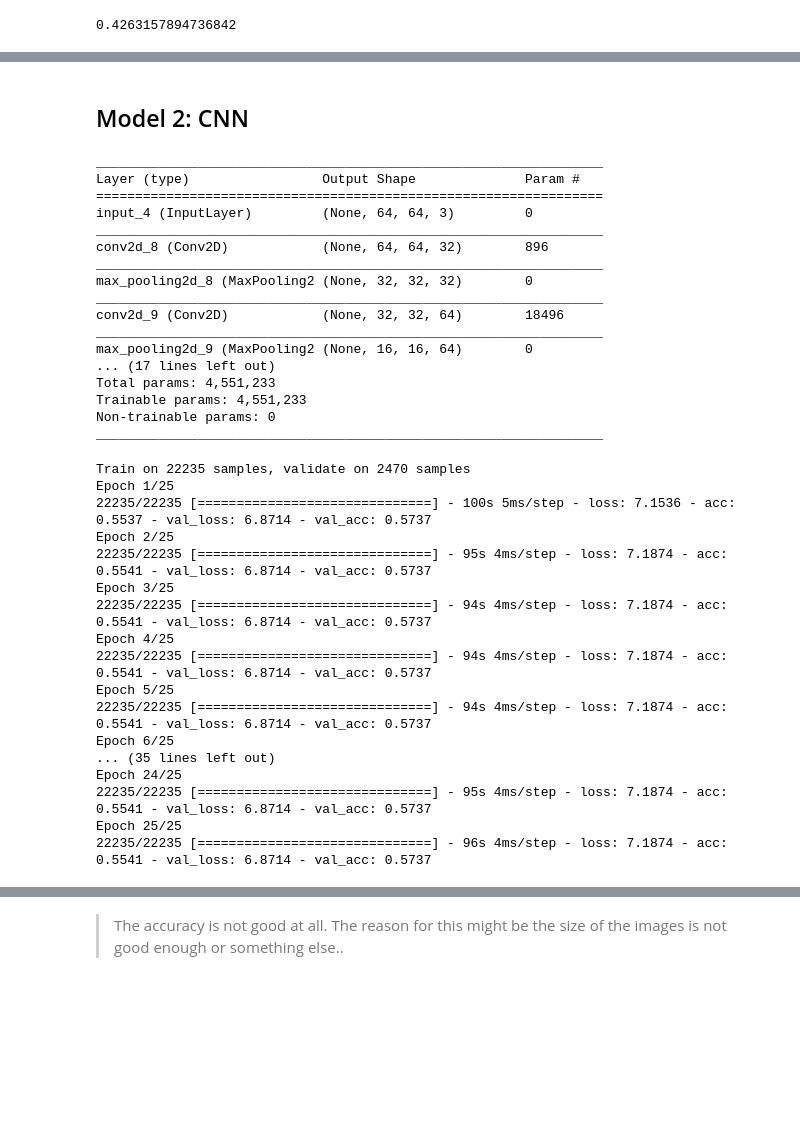
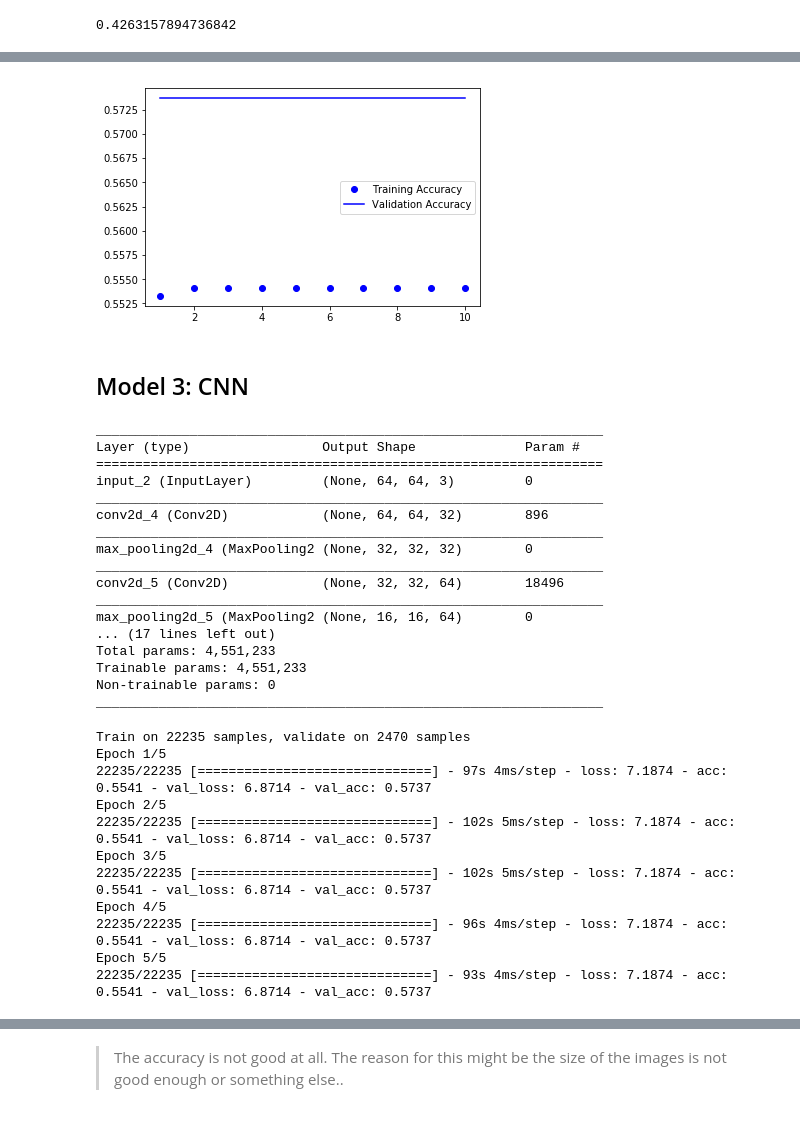
Before and after one commit to oserttas-math/MalariaDayApr25, a Jupyter notebook: notebooks/Version1.0.ipynb, the cells around one changed output, grey strips where cells are left out. Drawn from its saved outputs; the diff is of its cells as text; code cells hidden in the pictures; blank space fills up the shorter version.

```diff
--- a/notebooks/Version1.0.ipynb
+++ b/notebooks/Version1.0.ipynb
@@ -255,14 +244,11 @@ plt.show()
 # %% [markdown]
 ### PreProcessing: Scale and Encode Datasets
 # %%
-BATCH_SIZE = 128
-NUM_CLASSES = 2
-EPOCHS = 25
-INPUT_SHAPE = (64, 64, 3)
-
 train_data_scaled = train_data / 255.
 val_data_scaled = val_data / 255.
 
+train_data_reshaped = train_data_scaled.reshape(-1, 64*64*3)
+val_data_reshaped = val_data_scaled.reshape((-1,64*64*3))
 # encode text labels
 from sklearn.preprocessing import LabelEncoder
 
@@ -337,2 +397,14 @@ val_labels_encoded.sum() / val_labels_encoded.shape[0]
+# %%
+training_acc_values = history_dict['acc']
+val_acc_values = history_dict['val_acc']
+epochs = range(1, len(history_dict['acc']) + 1)
+
+plt.plot(epochs, training_acc_values, 'bo', label='Training Accuracy')
+plt.plot(epochs, val_acc_values, 'b', label='Validation Accuracy')
+plt.legend()
+plt.savefig('../reports/figures/SimpleNNAccuracy.png')
+plt.show()
+# %% [output]
+[figure, added]
 # %% [markdown]
-##  Model 2: CNN
+##  Model 3: CNN
@@ -360,5 +411,13 @@ def poly_decay(epoch):
 # %%
 import keras
+# define the total number of epochs to train for along with the
+# initial learning rate and batch size
+
+BATCH_SIZE = 128
+NUM_CLASSES = 2
+EPOCHS = 5
+INPUT_SHAPE = (64, 64, 3)
+
 
 
 inp = keras.layers.Input(shape=INPUT_SHAPE)
@@ -391,25 +450,26 @@ model.summary()
 _________________________________________________________________
 Layer (type)                 Output Shape              Param #
 =================================================================
-input_4 (InputLayer)         (None, 64, 64, 3)         0
+input_2 (InputLayer)         (None, 64, 64, 3)         0
 _________________________________________________________________
-conv2d_8 (Conv2D)            (None, 64, 64, 32)        896
+conv2d_4 (Conv2D)            (None, 64, 64, 32)        896
 _________________________________________________________________
-max_pooling2d_8 (MaxPooling2 (None, 32, 32, 32)        0
+max_pooling2d_4 (MaxPooling2 (None, 32, 32, 32)        0
 _________________________________________________________________
-conv2d_9 (Conv2D)            (None, 32, 32, 64)        18496
+conv2d_5 (Conv2D)            (None, 32, 32, 64)        18496
 _________________________________________________________________
-max_pooling2d_9 (MaxPooling2 (None, 16, 16, 64)        0
+max_pooling2d_5 (MaxPooling2 (None, 16, 16, 64)        0
 ... (17 lines left out)
 Total params: 4,551,233
 Trainable params: 4,551,233
 Non-trainable params: 0
 _________________________________________________________________
 # %%
-from keras.callbacks import LearningRateScheduler
+# define our set of callbacks and fit the model
+reduce_lr = keras.callbacks.ReduceLROnPlateau(monitor='val_loss', factor=0.5,
+                              patience=2, min_lr=0.000001)
 
-# define our set of callbacks and fit the model
-callbacks = [LearningRateScheduler(poly_decay)]
+callbacks = [reduce_lr]
 
 history = model.fit(x=train_data_scaled, y=train_labels_encoded,
                     batch_size=BATCH_SIZE,
@@ -419,19 +479,13 @@ history = model.fit(x=train_data_scaled, y=train_labels_encoded,
                     verbose=1)
 # %% [output]
 Train on 22235 samples, validate on 2470 samples
-Epoch 1/25
-22235/22235 [==============================] - 100s 5ms/step - loss: 7.1536 - acc: 0.5537 - val_loss: 6.8714 - val_acc: 0.5737
-Epoch 2/25
-22235/22235 [==============================] - 95s 4ms/step - loss: 7.1874 - acc: 0.5541 - val_loss: 6.8714 - val_acc: 0.5737
-Epoch 3/25
-22235/22235 [==============================] - 94s 4ms/step - loss: 7.1874 - acc: 0.5541 - val_loss: 6.8714 - val_acc: 0.5737
-Epoch 4/25
-22235/22235 [==============================] - 94s 4ms/step - loss: 7.1874 - acc: 0.5541 - val_loss: 6.8714 - val_acc: 0.5737
-Epoch 5/25
-22235/22235 [==============================] - 94s 4ms/step - loss: 7.1874 - acc: 0.5541 - val_loss: 6.8714 - val_acc: 0.5737
-Epoch 6/25
-... (35 lines left out)
-Epoch 24/25
-22235/22235 [==============================] - 95s 4ms/step - loss: 7.1874 - acc: 0.5541 - val_loss: 6.8714 - val_acc: 0.5737
-Epoch 25/25
+Epoch 1/5
+22235/22235 [==============================] - 97s 4ms/step - loss: 7.1874 - acc: 0.5541 - val_loss: 6.8714 - val_acc: 0.5737
+Epoch 2/5
+22235/22235 [==============================] - 102s 5ms/step - loss: 7.1874 - acc: 0.5541 - val_loss: 6.8714 - val_acc: 0.5737
+Epoch 3/5
+22235/22235 [==============================] - 102s 5ms/step - loss: 7.1874 - acc: 0.5541 - val_loss: 6.8714 - val_acc: 0.5737
+Epoch 4/5
 22235/22235 [==============================] - 96s 4ms/step - loss: 7.1874 - acc: 0.5541 - val_loss: 6.8714 - val_acc: 0.5737
+Epoch 5/5
+22235/22235 [==============================] - 93s 4ms/step - loss: 7.1874 - acc: 0.5541 - val_loss: 6.8714 - val_acc: 0.5737
```
Also changed, not shown: parts of 25 cells of this notebook, 11 other files.
